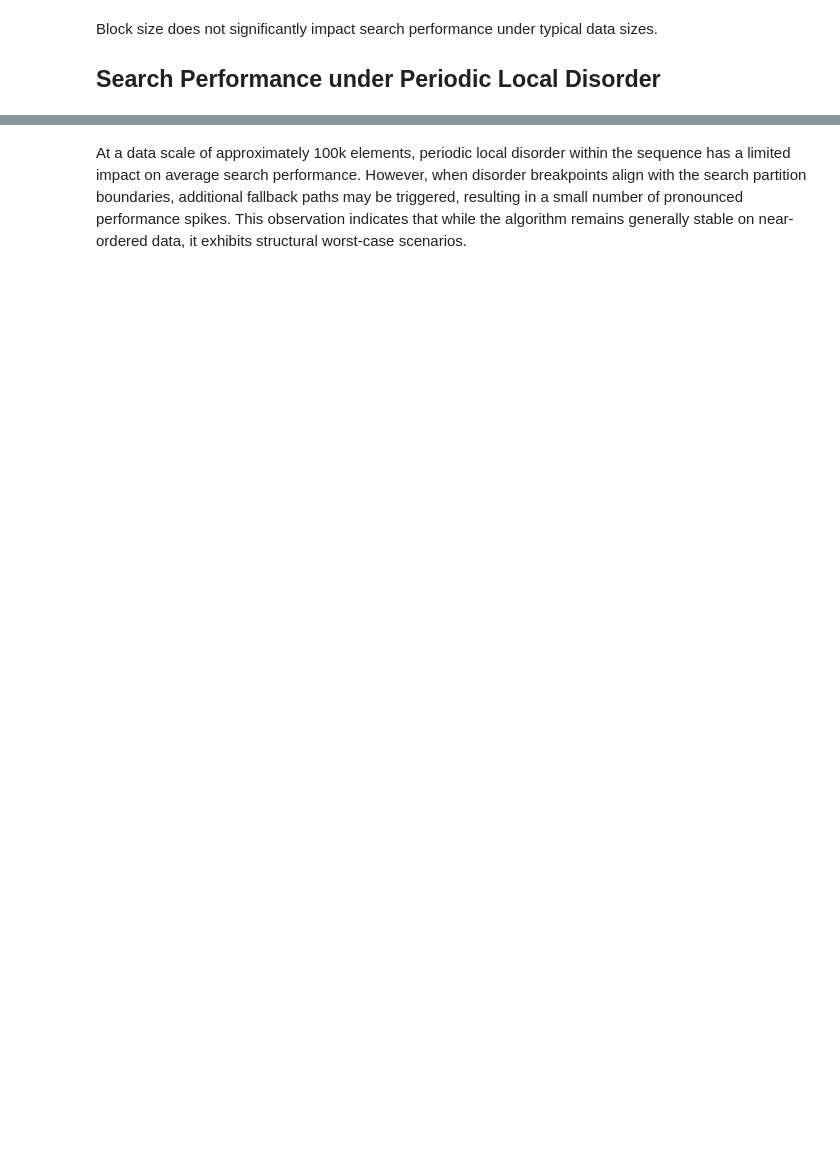
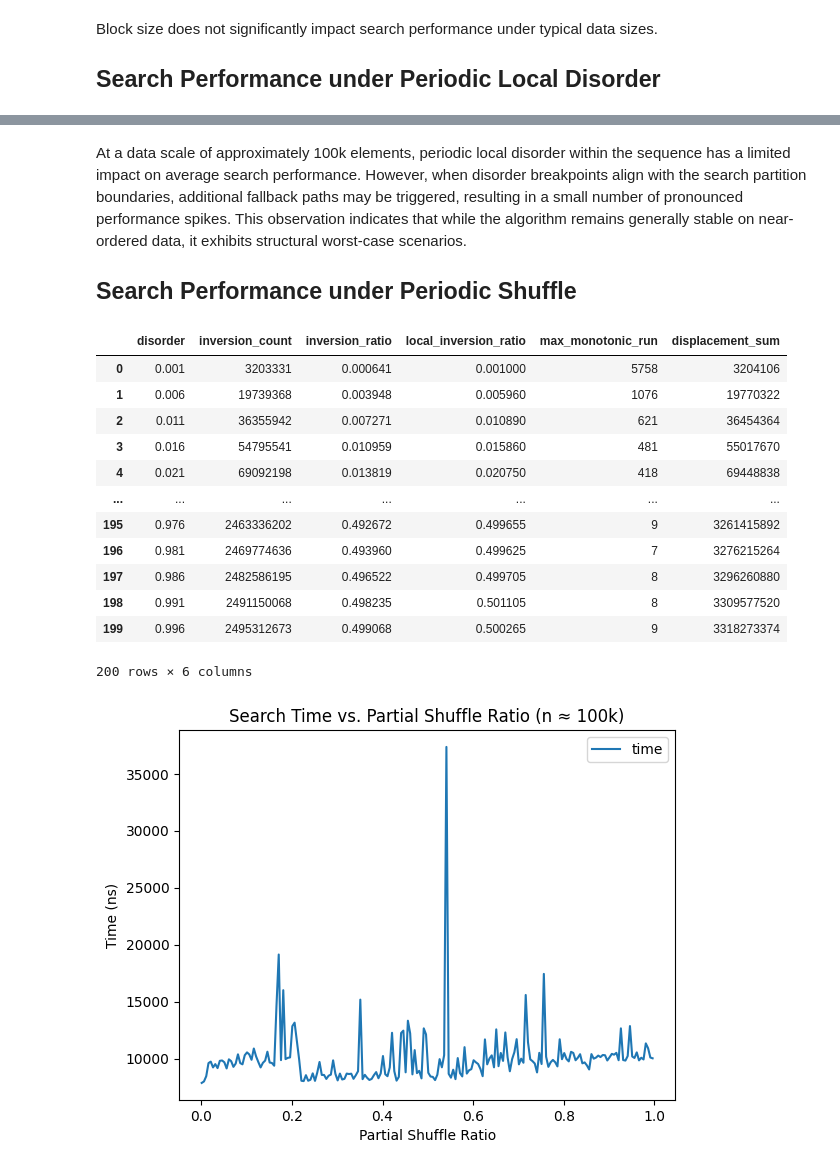
Before and after one commit to SHIINASAMA/nearorder, a Jupyter notebook: analysis/perf.ipynb, the cells around one changed output, grey strips where cells are left out. Cells and saved outputs as stored; diff of their text form; code cells hidden in the pictures; blank space fills up the shorter version.

```diff
--- a/analysis/perf.ipynb
+++ b/analysis/perf.ipynb
@@ -155,3 +152,43 @@ df2
 At a data scale of approximately 100k elements, periodic local disorder within the sequence has a limited impact on average search performance.
 However, when disorder breakpoints align with the search partition boundaries, additional fallback paths may be triggered, resulting in a small number of pronounced performance spikes.
 This observation indicates that while the algorithm remains generally stable on near-ordered data, it exhibits structural worst-case scenarios.
+
+## Search Performance under Periodic Shuffle
+# %%
+from nearorder.math.generate import partial_shuffle
+
+time_rows = []
+disorder_rows = []
+
+for disorder in range(1, 1000, 5):
+    disorder = disorder / 1000
+    target = partial_shuffle(seq, disorder, seed=seed)
+    t = bench(test_find_num, args=[target])
+    time_rows.append({"disorder": disorder, "time": t})
+    metrics = disorder_metrics(target)
+    metrics.pop('n')
+    disorder_rows.append({"disorder": disorder} | metrics)
+
+df1 = pd.DataFrame(time_rows)
+ax = df1.plot(x="disorder")
+ax.set_xlabel("Partial Shuffle Ratio")
+ax.set_ylabel("Time (ns)")
+ax.set_title("Search Time vs. Partial Shuffle Ratio (n ≈ 100k)")
+
+df2 = pd.DataFrame(disorder_rows)
+df2
+# %% [output]
+|  | disorder | inversion_count | inversion_ratio | local_inversion_ratio | max_monotonic_run | displacement_sum |
+| 0 | 0.001 | 3203331 | 0.000641 | 0.001000 | 5758 | 3204106 |
+| 1 | 0.006 | 19739368 | 0.003948 | 0.005960 | 1076 | 19770322 |
+| 2 | 0.011 | 36355942 | 0.007271 | 0.010890 | 621 | 36454364 |
+| 3 | 0.016 | 54795541 | 0.010959 | 0.015860 | 481 | 55017670 |
+| 4 | 0.021 | 69092198 | 0.013819 | 0.020750 | 418 | 69448838 |
+| ... | ... | ... | ... | ... | ... | ... |
+| 195 | 0.976 | 2463336202 | 0.492672 | 0.499655 | 9 | 3261415892 |
+| 196 | 0.981 | 2469774636 | 0.493960 | 0.499625 | 7 | 3276215264 |
+| 197 | 0.986 | 2482586195 | 0.496522 | 0.499705 | 8 | 3296260880 |
+| 198 | 0.991 | 2491150068 | 0.498235 | 0.501105 | 8 | 3309577520 |
+| 199 | 0.996 | 2495312673 | 0.499068 | 0.500265 | 9 | 3318273374 |
+200 rows × 6 columns
+[figure, added]
```
Also changed, not shown: parts of 5 cells of this notebook.
